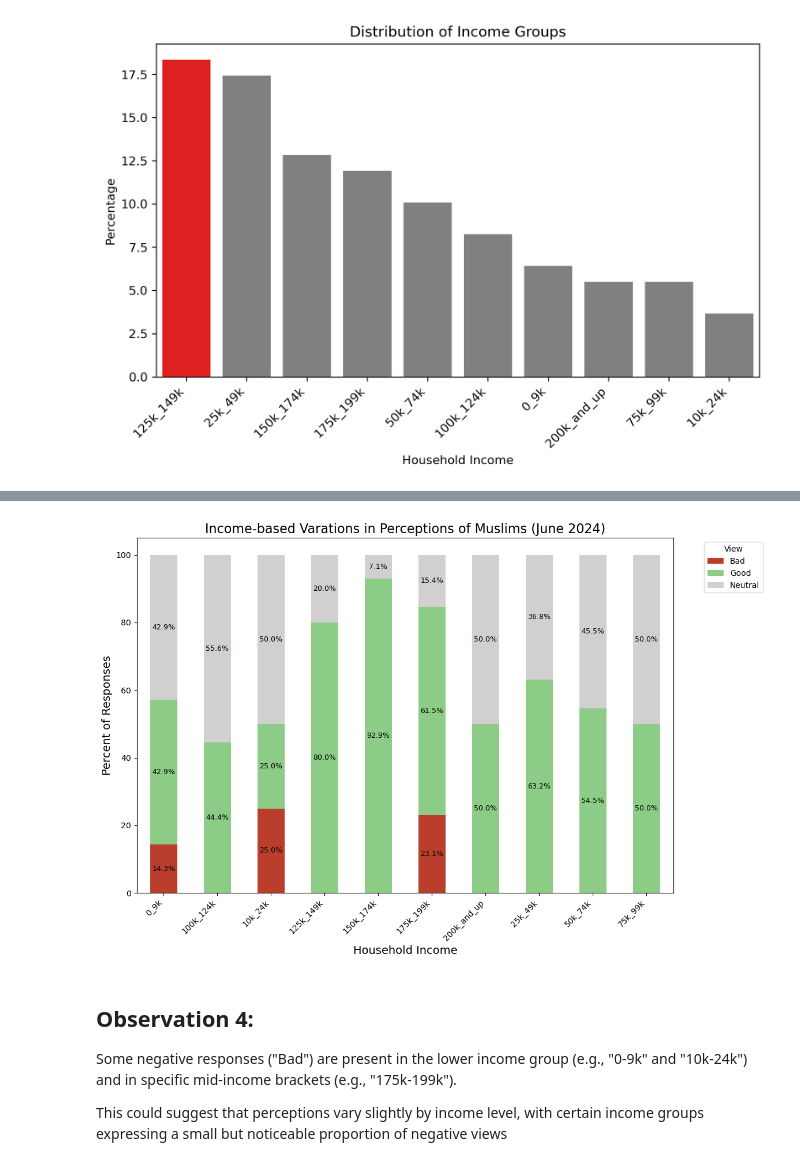
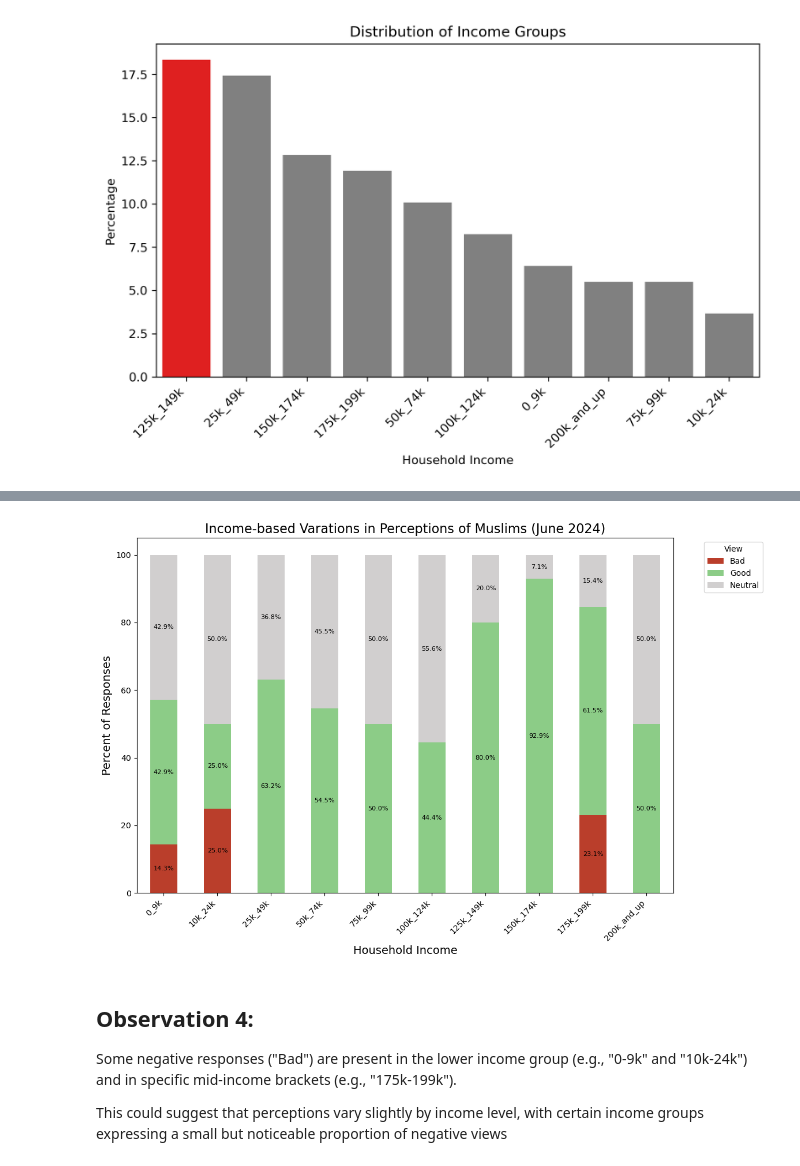
Before and after one commit to manelmahroug/Muslim-Brand-Sentiment, a Jupyter notebook: Brand_sentiment_001_June2024.ipynb, the cells around one changed output, grey strips where cells are left out. Drawn from its saved outputs; the diff is of its cells as text; code cells hidden in the pictures.

Commit message:
made more changes to plots

```diff
--- a/Brand_sentiment_001_June2024.ipynb
+++ b/Brand_sentiment_001_June2024.ipynb
@@ -304,14 +404,55 @@ plot_percentages(survey,'Household Income', 'Household Income',
+# %%
+def plot_income(df, title, xlabel, ylabel, cat_col, sent_col, legend_title='View', cat_order=None):
+
+
+    colors = {
+        'Good': '#8ccc87',
+        'Bad': '#ba3e2b',
+        'Neutral': '#d1cfcf'
+    }
+
+    if cat_order:
+        df[cat_col] = pd.Categorical(df[cat_col], categories=cat_order, ordered=True)
+
+    grouped = df.groupby([cat_col, sent_col]).size().unstack(fill_value=0)
+
+    grouped_percentage = grouped.div(grouped.sum(axis=1), axis=0) * 100
+
+    ax = grouped_percentage.plot(kind='bar', stacked=True, figsize=(12, 8),
+                                 color=[colors[col] for col in grouped_percentage.columns])
+
+
+    for i, (colname, coldata) in enumerate(grouped_percentage.items()):
+        for index, value in enumerate(coldata):
+            if value > 0:
+                ax.text(index,
+                        grouped_percentage.iloc[:index+1, :i+1].sum(axis=1)[index] - (value / 2),
+                        f"{value:.1f}%",
+                        ha='center',
+                        va='center',
+                        color='white' if colors[colname] == 'grey' else 'black',
+                        fontsize=8)
+
+    plt.title(title, fontsize=16)
+    plt.xlabel(xlabel, fontsize=14)
+    plt.ylabel(ylabel, fontsize=14)
+    plt.xticks(rotation=45, ha='right')
+
+    plt.legend(title=legend_title, bbox_to_anchor=(1.05, 1), loc='upper left')
+    plt.show()
 # %%
-plot_stacked_bar_chart(
+plot_income(
     df=survey,
     title='Income-based Varations in Perceptions of Muslims (June 2024)',
     xlabel='Household Income',
     ylabel='Percent of Responses',
     cat_col='Household Income',
-    sent_col='How do you feel about Muslims people in America'
+    sent_col='How do you feel about Muslims people in America',
+    cat_order= ['0_9k', '10k_24k','25k_49k','50k_74k','75k_99k','100k_124k',\
+                '125k_149k','150k_174k','175k_199k','200k_and_up'   ]
 )
 # %% [output]
-[figure, old version]
+[figure, new version]
 # %% [markdown]
 ## Observation 4:
 
```
Also changed, not shown: parts of 31 cells of this notebook, 2 other files.
